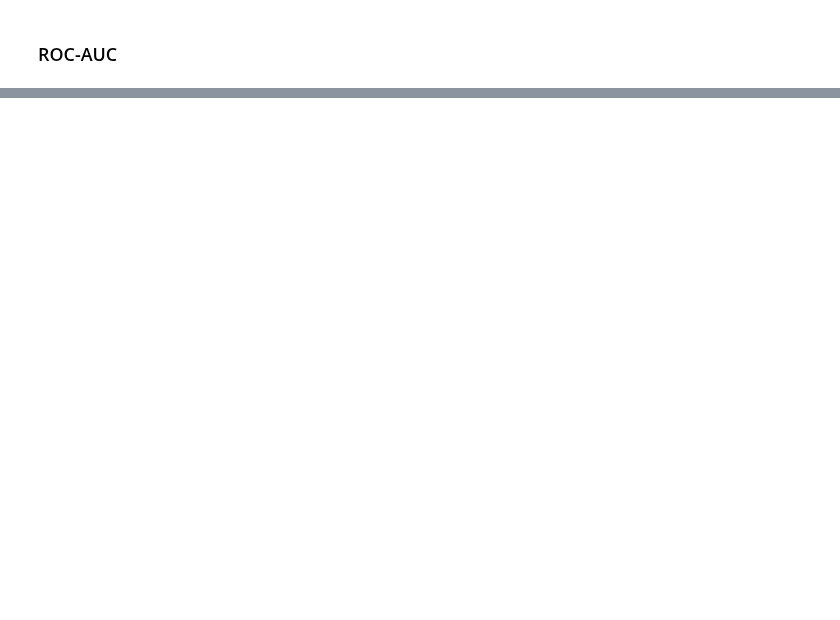
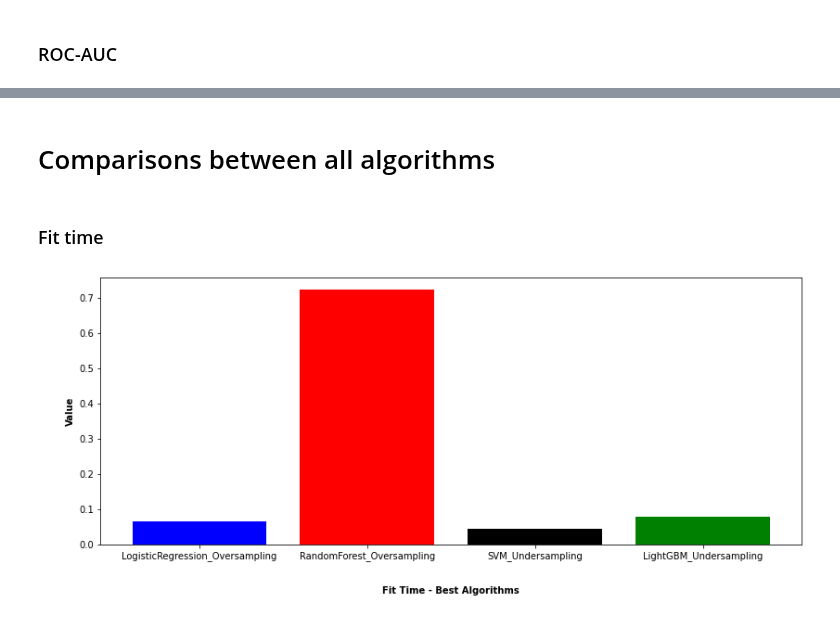
Before and after one commit to 2dukes/PROJ_AC_2122, a Jupyter notebook: applyModel.ipynb, the cells around one changed output, grey strips where cells are left out. Drawn from its saved outputs; the diff is of its cells as text; code cells hidden in the pictures; blank space fills up the shorter version.

Commit message:
Added more comparison between algorithms. Run entire applyModel.

```diff
--- a/applyModel.ipynb
+++ b/applyModel.ipynb
@@ -714,0 +773,18 @@ plt.show()
+# %% [markdown]
+# Comparisons between all algorithms
+# %% [markdown]
+### Fit time
+# %%
+algorithms = ("LogisticRegression_Oversampling", "RandomForest_Oversampling", "SVM_Undersampling", "LightGBM_Undersampling")
+
+selectedMetric = "fit_time"
+values = [metrics[alg][selectedMetric] for alg in algorithms]
+
+fig = plt.figure()
+ax = fig.add_axes([0,0,1.75,1])
+ax.bar(algorithms, values, color=['blue', 'red', 'black', 'green'])
+plt.xlabel("\n\nFit Time - Best Algorithms", fontdict={"weight": "bold"})
+plt.ylabel("\n\nValue", fontdict={"weight": "bold"})
+plt.show()
+# %% [output]
+[figure, added]
```
Also changed, not shown: parts of 42 cells of this notebook, 13 other files.
